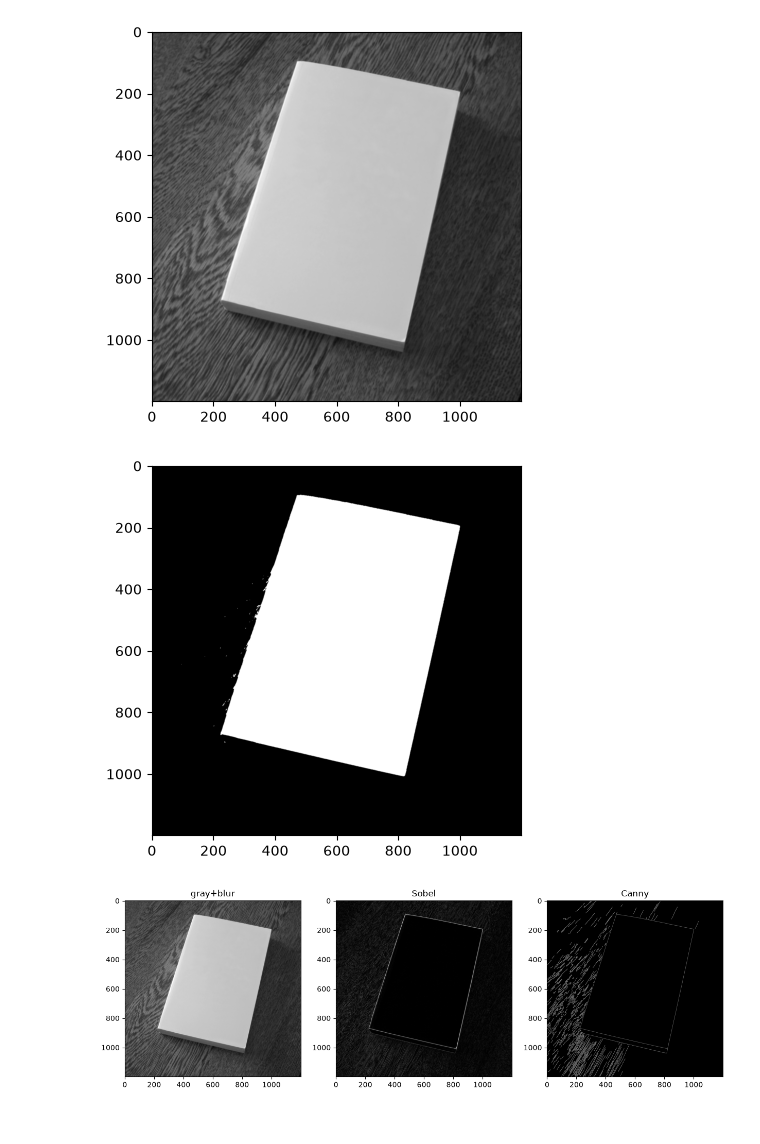
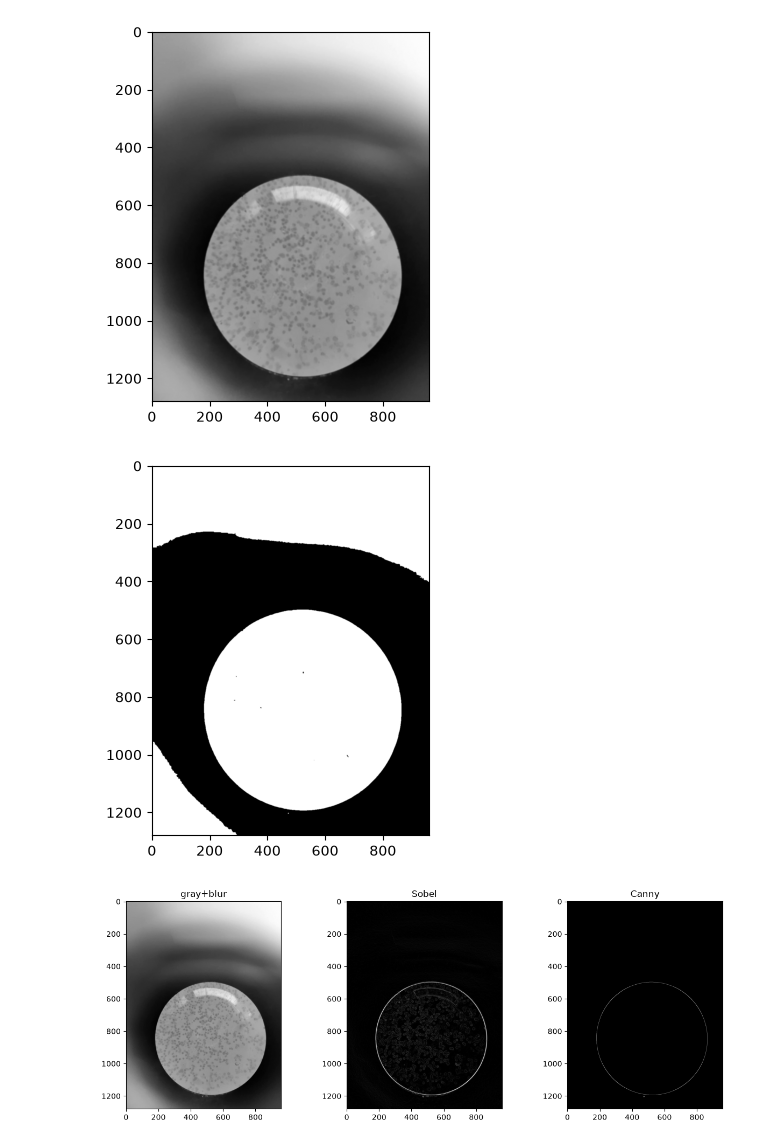
Before and after one commit to NotNahid/cv-image-processing-toolkit, a Jupyter notebook: notebooks/explore_pipeline.ipynb, the cells around one changed output. Drawn from its saved outputs; the diff is of its cells as text; code cells hidden in the pictures.

Commit message:
health data added and also add the add iamge in the pipline

```diff
--- a/notebooks/explore_pipeline.ipynb
+++ b/notebooks/explore_pipeline.ipynb
@@ -1,30 +1,30 @@
 # %%
 import os
 
 # Make paths work whether this notebook is launched with the repo root or
 # notebooks/ as the working directory (VS Code's Jupyter extension defaults
 # to the notebook's own folder).
 if os.path.basename(os.getcwd()) == "notebooks":
     os.chdir("..")
 
 from toolkit.io import load_image, to_grayscale, to_rgb
 from toolkit.preprocess import blur, threshold_otsu
 import matplotlib.pyplot as plt
 
-img = load_image("data/real/book.jpg")
+img = load_image("data/health/blood_smear.jpg")
 gray = to_grayscale(img)
 rgb = to_rgb(img)
 blurred = blur(gray)
 binary = threshold_otsu(blurred)
 
 # plt.imshow(img); plt.show()
 # plt.imshow(gray, cmap="gray"); plt.show()
 # plt.imshow(rgb); plt.show()
 plt.imshow(blurred, cmap="gray"); plt.show()
 plt.imshow(binary, cmap="gray"); plt.show()
 # %% [output]
-[figure, old version]
+[figure, new version]
-[figure, old version]
+[figure, new version]
 # %%
 from toolkit.edges import sobel_edges, canny_edges
 
@@ -34,7 +34,7 @@ ax[1].imshow(sobel_edges(blurred), cmap="gray"); ax[1].set_title("Sobel")
 ax[2].imshow(canny_edges(blurred), cmap="gray"); ax[2].set_title("Canny")
 plt.show()
 # %% [output]
-[figure, old version]
+[figure, new version]
 # %%
 from toolkit.contours import find_contours, draw_contours
 
```
Also changed, not shown: parts of 2 cells of this notebook, 7 other files.
